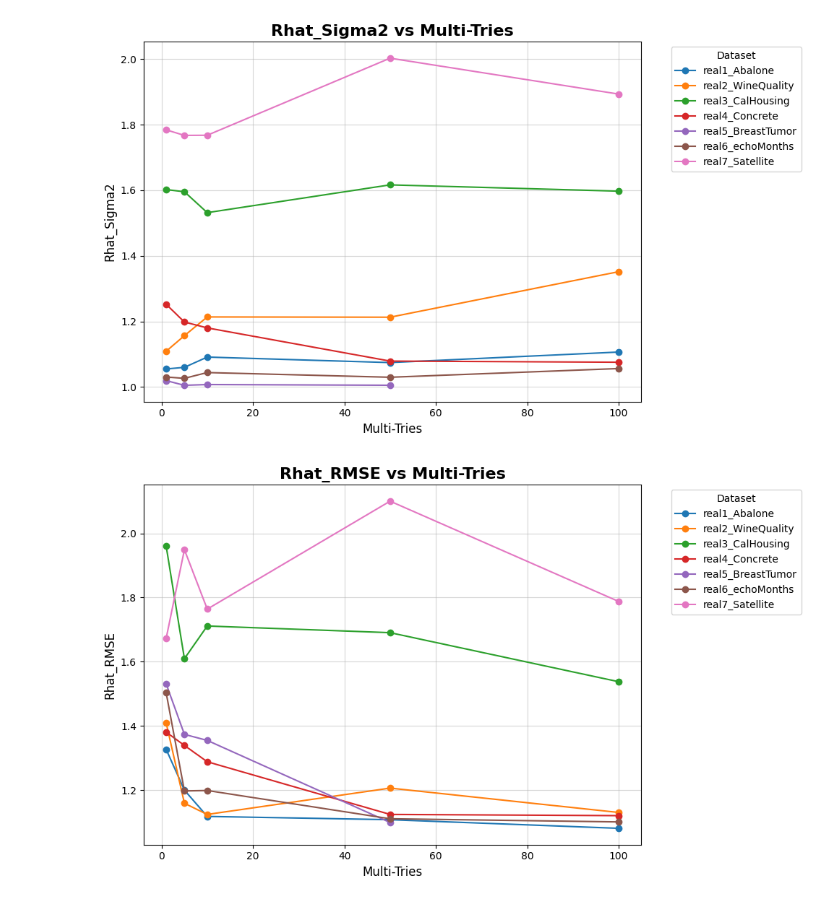
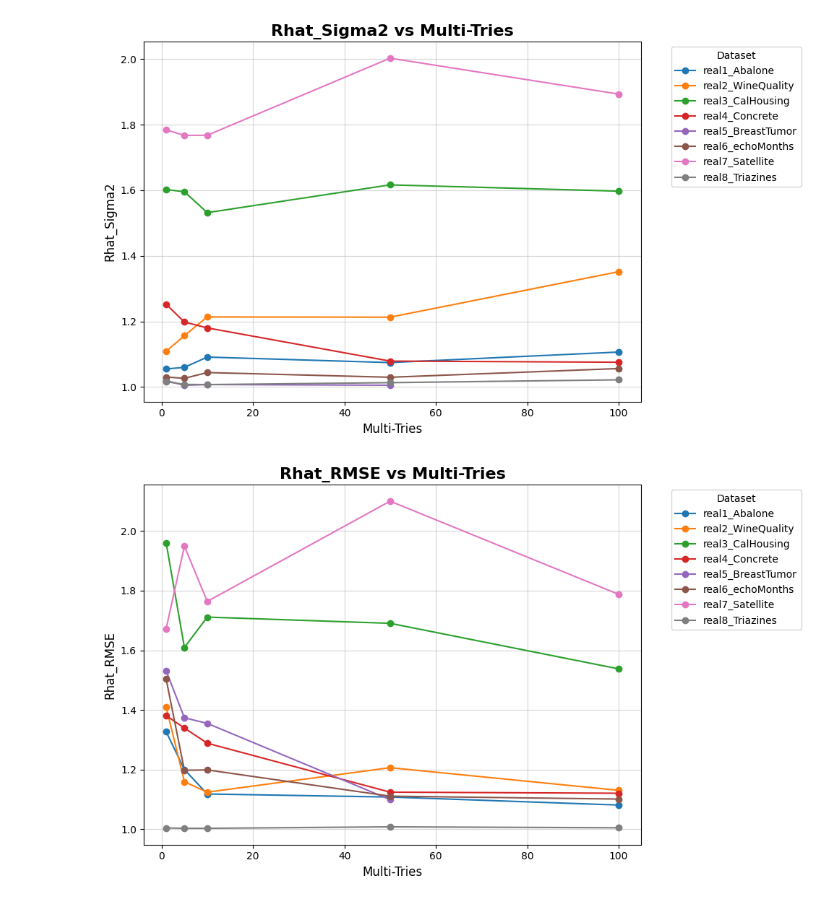
Before and after one commit to yanshuotan/bart-playground, a Jupyter notebook: benchmarks/mtmh/combined_results.ipynb, the cells around one changed output. Drawn from its saved outputs; the diff is of its cells as text; code cells hidden in the pictures.

```diff
--- a/benchmarks/mtmh/combined_results.ipynb
+++ b/benchmarks/mtmh/combined_results.ipynb
@@ -6,7 +6,8 @@ from pathlib import Path
 
 # Define datasets and metrics
 datasets = ['real1_Abalone', 'real2_WineQuality', 'real3_CalHousing',
-           'real4_Concrete', 'real5_BreastTumor', 'real6_echoMonths', 'real7_Satellite']
+           'real4_Concrete', 'real5_BreastTumor', 'real6_echoMonths',
+           'real7_Satellite', 'real8_Triazines']
 metrics = ['rhat', 'test_mse', 'pi_length', 'coverage', 'train_time']
 
 # Results directory
@@ -177,7 +183,8 @@ from pathlib import Path
 
 # Define datasets
 datasets = ['real1_Abalone', 'real2_WineQuality', 'real3_CalHousing',
-           'real4_Concrete', 'real5_BreastTumor', 'real6_echoMonths', 'real7_Satellite']
+           'real4_Concrete', 'real5_BreastTumor', 'real6_echoMonths',
+           'real7_Satellite', 'real8_Triazines']
 
 # Results directory
 results_dir = Path('results')
@@ -204,32 +211,32 @@ for dataset in datasets:
                 metric_data[metric].append((dataset, df['multi_tries'], df[metric]))
 
         except Exception as e:
             print(f"Error processing {file_path}: {e}")
     else:
         print(f"File not found: {file_path}")
 
 # Plot each metric
 for metric, data in metric_data.items():
     plt.figure(figsize=(10, 6))
 
     for dataset, multi_tries, values in data:
         # Normalize Test_MSE and Train_Time relative to their values at multi-tries=1
         if metric in ['Test_MSE', 'Train_Time']:
             values = values / values.iloc[0]
 
         plt.plot(multi_tries, values, marker='o', label=dataset)
 
     plt.xlabel('Multi-Tries', fontsize=12)
     if metric in ['Test_MSE', 'Train_Time']:
         plt.ylabel(f'{metric} (Relative to Multi-Tries=1)', fontsize=12)
         plt.title(f'{metric} vs Multi-Tries (Relative to Multi-Tries=1)', fontsize=16, fontweight='bold')
     else:
         plt.ylabel(metric, fontsize=12)
         plt.title(f'{metric} vs Multi-Tries', fontsize=16, fontweight='bold')
     plt.legend(title='Dataset', bbox_to_anchor=(1.05, 1), loc='upper left')
     plt.grid(alpha=0.5)
     plt.tight_layout()
     plt.show()
 # %% [output]
-[figure, old version]
+[figure, new version]
-[figure, old version]
+[figure, new version]
```
Also changed, not shown: parts of 2 cells of this notebook, 42 other files.
